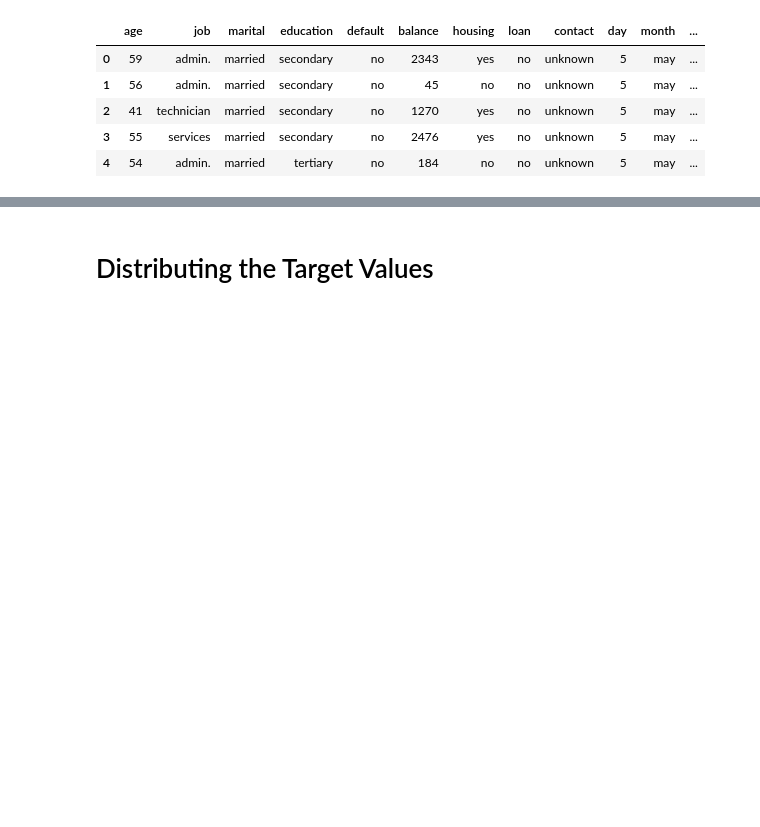
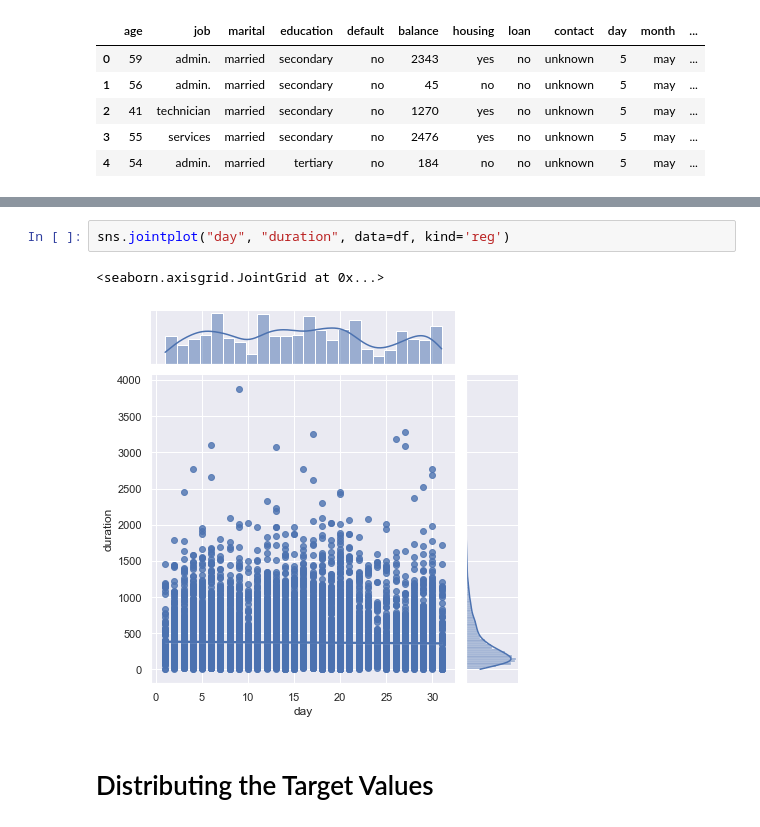
Before and after one commit to Ashraf-Khabar/bank-marketing-data-analysis, a Jupyter notebook: model/model.ipynb, the cells around one changed output, grey strips where cells are left out. Cells and saved outputs as stored; diff of their text form; blank space fills up the shorter version.

```diff
--- a/model/model.ipynb
+++ b/model/model.ipynb
@@ -27,3 +42,8 @@ DF Shape :  (11162, 17)
+# %%
+sns.jointplot("day", "duration", data=df, kind='reg')
+# %% [output]
+<seaborn.axisgrid.JointGrid at 0x...>
+[figure, added]
 # %% [markdown]
 # Distributing the Target Values
 # %%
```
Also changed, not shown: parts of 5 cells of this notebook.
